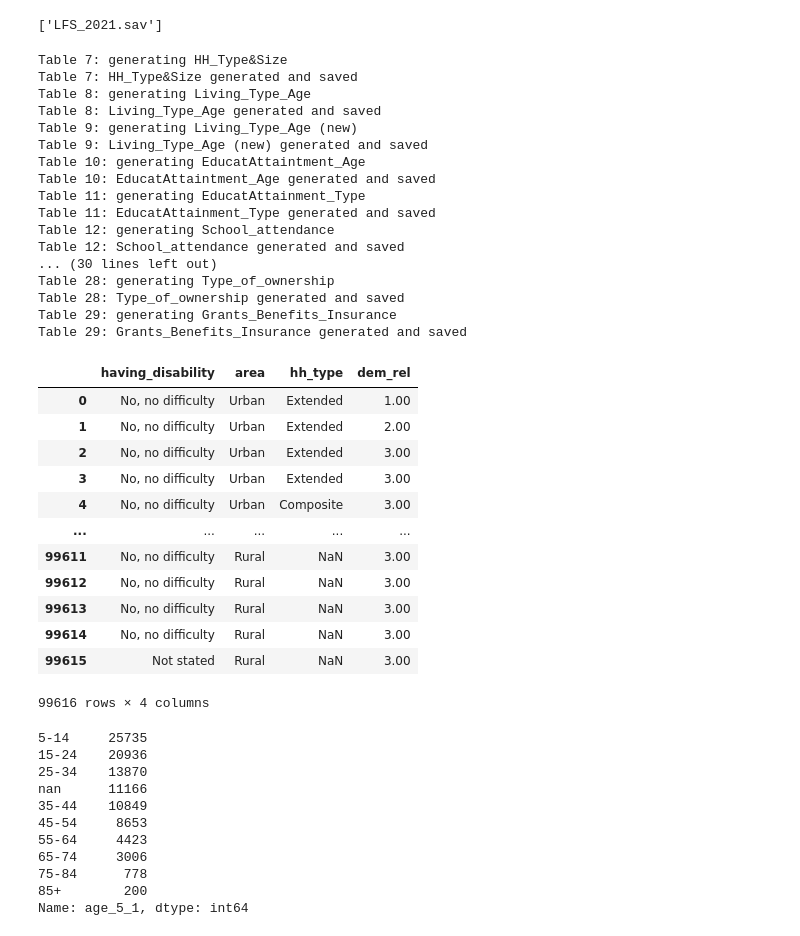
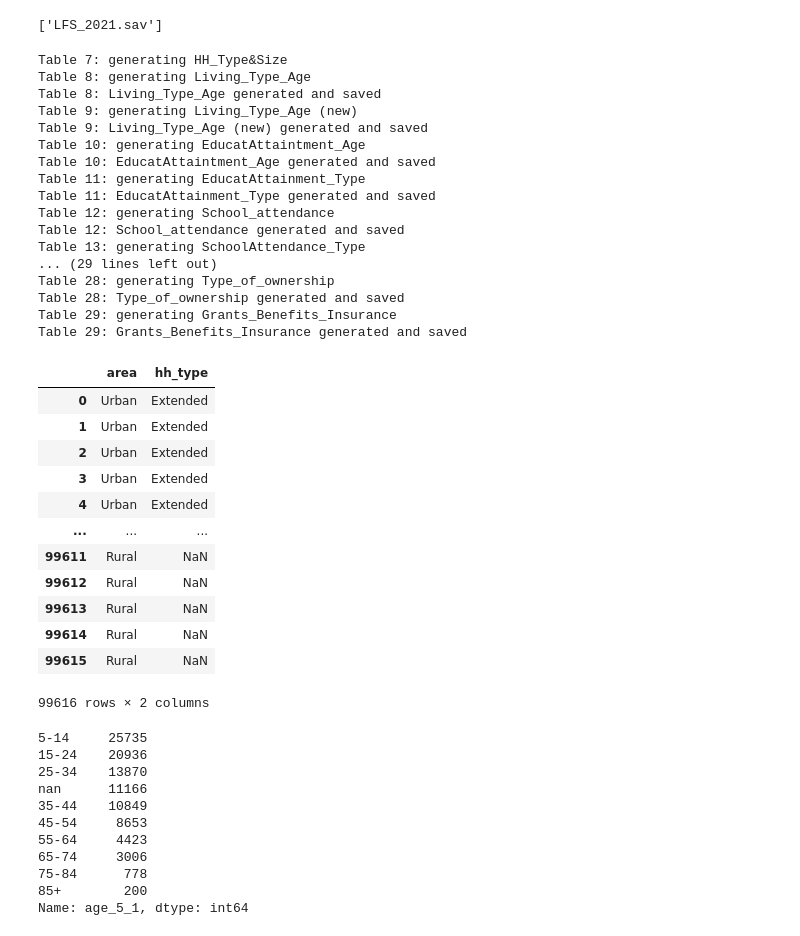
Before and after one commit to raffi1974/LFS, a Jupyter notebook: LFS_Iraq.ipynb, the cells around one changed output. Cells and saved outputs as stored; diff of their text form; code cells hidden in the pictures.

```diff
--- a/LFS_Iraq.ipynb
+++ b/LFS_Iraq.ipynb
@@ -57,6 +57,7 @@ df['func_dis']=df[dis_cols].apply(lambda x: x.isin([3,4]), axis=1).sum(axis=1)
 num_functional_dis_labels={1:'One domain', 2:'Two domains', 3:'Three or more domains'}
 df['num_functional_dis']=np.select([df['func_dis']==1, df['func_dis']==2, df['func_dis']>=3], [1,2,3])
 df['num_functional_dis']=df['num_functional_dis'].map(num_functional_dis_labels)
+print('number of functional disability created')
 #####################################################
 #household type
 '''
@@ -78,23 +79,22 @@ def family_type(df):
     composite=extended+[9,10]
 
     if len(df['dem_rel'])==1:
-        return(1)
+        df['hh_type']=1
     elif all(df['dem_rel'].isin(nuclear)):
-        return(2)
+        df['hh_type']=2
     elif all(df['dem_rel'].isin(extended)):
-        return(3)
+        df['hh_type']=3
     elif all(df['dem_rel'].isin(composite)):
-        return(4)
+        df['hh_type']=4
     else:
-        return(5)
+        df['hh_type']=5
+    return(df)
 
 #create hh_type
 #grouping by 2 variables will create a MultiIndex df
-new_col=df[['household_number','area','dem_rel']].groupby(['household_number','area']).apply(family_type)
-#resetting the index and taking the last column
-df['hh_type']=new_col.reset_index().iloc[:,-1]
+df=df[['household_number','area','dem_rel']].groupby(['household_number','area']).apply(family_type)
 df['hh_type']=df['hh_type'].map(hh_type_labels)
-
+print('hh_type created')
 #####################################################
 #agegroup1: 0-4 5-9 10-14 15-19 20-24 25-29 30-34 35-39 40-44 45-49 50-54 55-59 60-64 65-69 70-74 75-7 80-84 85-89 90+
 
@@ -124,11 +124,11 @@ rslt=['0-4', '5-9', '10-14', '15-19', '20-24', '25-29', '30-34', '35-39',
 '40-44', '45-49', '50-54', '55-59', '60-64', '65-69', '70-74', '75-79', '80-84','85-89', '90+']
 
 df['agegroup1']=np.select(cond,rslt,default=np.nan)
-
+print('agegroup1 created')
 #####################################################
 #agegroup2: 18+
 df['agegroup2']=np.select([df['dem_ag1']>=18, df['dem_ag1']<18],['18+','<18'],default=np.nan )
-
+print('agegroup2 created')
 #####################################################
 #agegroup3: 5-14	15-24	25-34	35-44	45-54	55-64	65-74	75-84	85+
 c1=(df['dem_ag1']>=5) & (df['dem_ag1']<=14)
@@ -144,8 +144,7 @@ c9=df['dem_ag1']>=85
 cond=[c1,c2,c3,c4,c5,c6,c7,c8,c9]
 rslt=['5-14','15-24','25-34','35-44','45-54','55-64','65-74','75-84','85+']
 df['agegroup3']=np.select(cond,rslt,default=np.nan)
-
-
+print('agegroup3 created')
 #####################################################
 # agegroup4: <15	15-19	20-24	25-29	30-34	35-39	40-44	45-49	50-54	55-59	60-64	65+
 c1=df['dem_ag1']<15
@@ -164,15 +163,18 @@ c12=df['dem_ag1']>=65
 cond=[c1,c2,c3,c4,c5,c6,c7,c8,c9,c10,c11,c12]
 rslt=['<15','15-19','20-24','25-29','30-34','35-39','40-44','45-49','50-54','55-59','60-64','65+']
 df['agegroup4']=np.select(cond,rslt,default=np.nan)
+print('agegroup4 created')
 #####################################################
 #relationship to HH
 c1=df['dem_rel']==1
 c2=df['dem_rel'].isin([2,3,4,5,6,7,8,9,10])
 df['hh_relationship']=np.select([c1,c2],[1,2],default=999)
 df['hh_relationship']=df['hh_relationship'].map({1:'head of HH', 2:'Other', 999:'Not stated'})
+print('hh_relationship created')
 #####################################################
 #household size: 1	2	3	4	5	6	7	8+
 df['hh_size']=np.where(df['ghhhsize']>=8, '8+',df['ghhhsize'])
+print('hh_size created')
 #####################################################
 #add labels
 vars=['dem_sex','area','dif_sight','dif_hear','dif_mobi','dif_conc','dif_care','dif_comm','dif_upper_body','dif_sight_reason','dif_hear_reason','dif_mobi_reason','dif_comm_reason','dif_conc_reason','dif_care_reason','dif_upper_body_reason','dem_mrt']
@@ -299,9 +301,9 @@ for col in ['having_disability','hh_size']:
 
     df_total.append(xtab)
 
-T=pd.concat(df_total, axis=1)
-xtab.to_excel('Table 7 HH_Type&Size.xlsx')
-print('Table 7: HH_Type&Size generated and saved')
+# T=pd.concat(df_total, axis=1)
+# xtab.to_excel('Table 7 HH_Type&Size.xlsx')
+# print('Table 7: HH_Type&Size generated and saved')
 #############################################################################
 print('Table 8: generating Living_Type_Age')
 
@@ -393,7 +395,6 @@ print('Table 29: Grants_Benefits_Insurance generated and saved')
 #############################################################################
 # %% [output]
 Table 7: generating HH_Type&Size
-Table 7: HH_Type&Size generated and saved
 Table 8: generating Living_Type_Age
 Table 8: Living_Type_Age generated and saved
 Table 9: generating Living_Type_Age (new)
@@ -404,27 +405,28 @@ Table 11: generating EducatAttainment_Type
 Table 11: EducatAttainment_Type generated and saved
 Table 12: generating School_attendance
 Table 12: School_attendance generated and saved
-... (30 lines left out)
+Table 13: generating SchoolAttendance_Type
+... (29 lines left out)
 Table 28: generating Type_of_ownership
 Table 28: Type_of_ownership generated and saved
 Table 29: generating Grants_Benefits_Insurance
 Table 29: Grants_Benefits_Insurance generated and saved
 # %%
-df[['having_disability', 'area', 'hh_type', 'dem_rel']]
+df[['area','hh_type']]
 # %% [output]
-|  | having_disability | area | hh_type | dem_rel |
-| 0 | No, no difficulty | Urban | Extended | 1.00 |
-| 1 | No, no difficulty | Urban | Extended | 2.00 |
-| 2 | No, no difficulty | Urban | Extended | 3.00 |
-| 3 | No, no difficulty | Urban | Extended | 3.00 |
-| 4 | No, no difficulty | Urban | Composite | 3.00 |
-| ... | ... | ... | ... | ... |
-| 99611 | No, no difficulty | Rural | NaN | 3.00 |
-| 99612 | No, no difficulty | Rural | NaN | 3.00 |
-| 99613 | No, no difficulty | Rural | NaN | 3.00 |
-| 99614 | No, no difficulty | Rural | NaN | 3.00 |
-| 99615 | Not stated | Rural | NaN | 3.00 |
+|  | area | hh_type |
+| 0 | Urban | Extended |
+| 1 | Urban | Extended |
+| 2 | Urban | Extended |
+| 3 | Urban | Extended |
+| 4 | Urban | Extended |
+| ... | ... | ... |
+| 99611 | Rural | NaN |
+| 99612 | Rural | NaN |
+| 99613 | Rural | NaN |
+| 99614 | Rural | NaN |
+| 99615 | Rural | NaN |
-99616 rows × 4 columns
+99616 rows × 2 columns
 # %%
 df_total=[]
 
```
